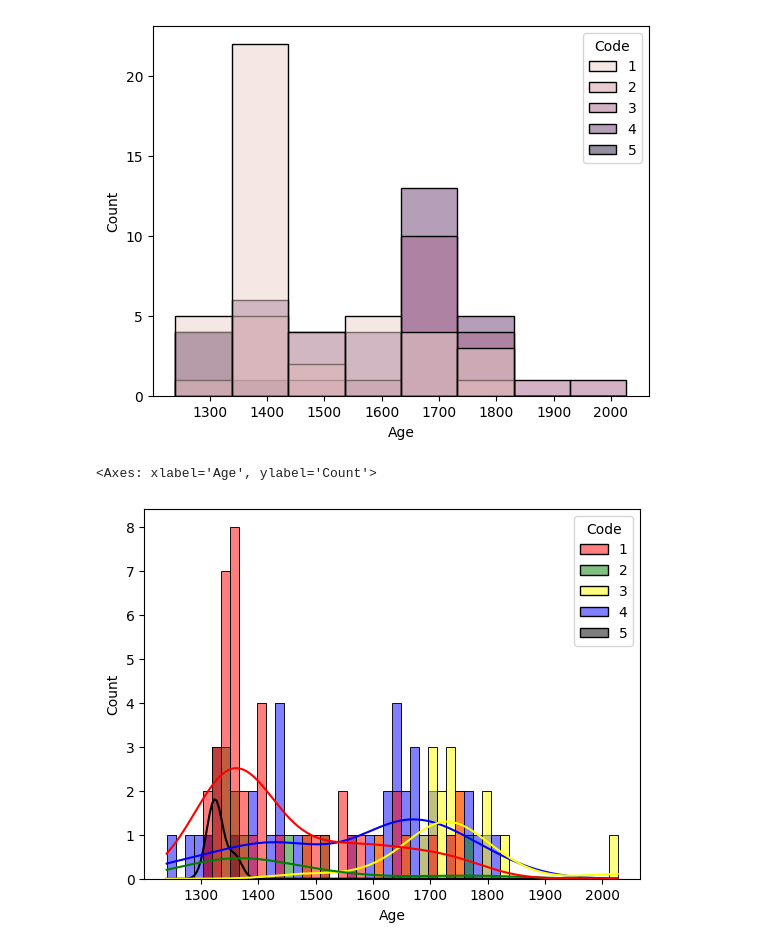
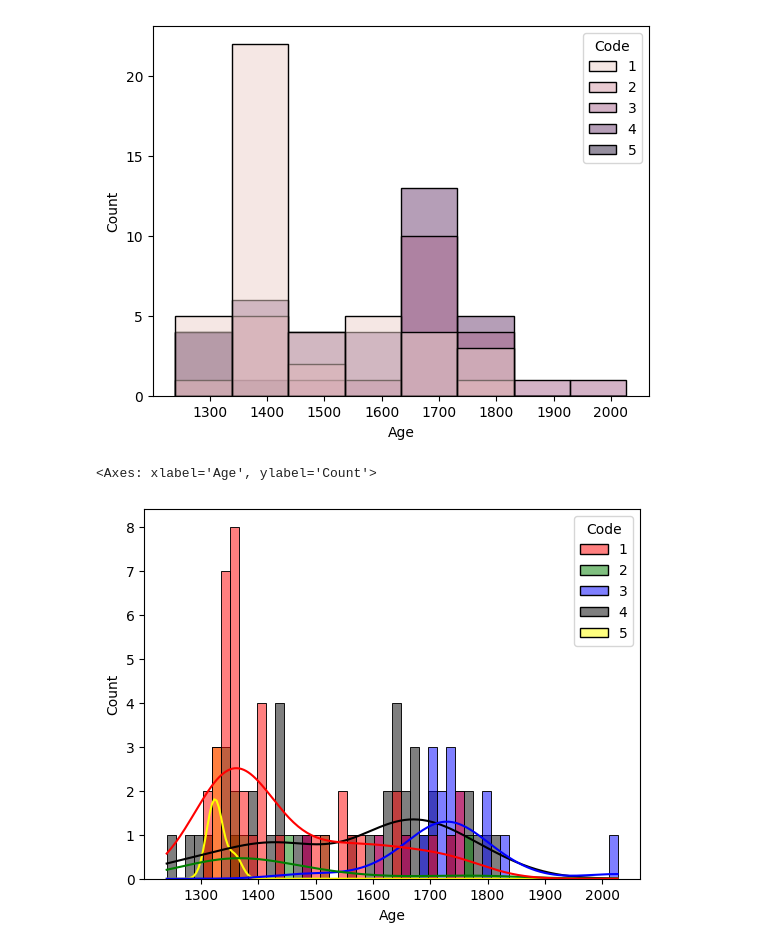
Before and after one commit to Neersha/Machine-learning, a Jupyter notebook: REE_PCA.ipynb, the cells around one changed output. Drawn from its saved outputs; the diff is of its cells as text; code cells hidden in the pictures.

```diff
--- a/REE_PCA.ipynb
+++ b/REE_PCA.ipynb
@@ -306,8 +306,8 @@ sns.histplot(data=mart1, x="Age", hue='Code')
 <Axes: xlabel='Age', ylabel='Count'>
 [figure]
 # %%
-palette = ['red', 'green', 'yellow', 'blue', 'black']
+palette = ['red', 'green', 'blue', 'black', 'yellow']
 sns.histplot(data=mart1, x="Age", hue='Code', palette=palette, bins=50, kde='True')
 # %% [output]
 <Axes: xlabel='Age', ylabel='Count'>
-[figure, old version]
+[figure, new version]
```
Also changed, not shown: parts of 1 cell of this notebook.
